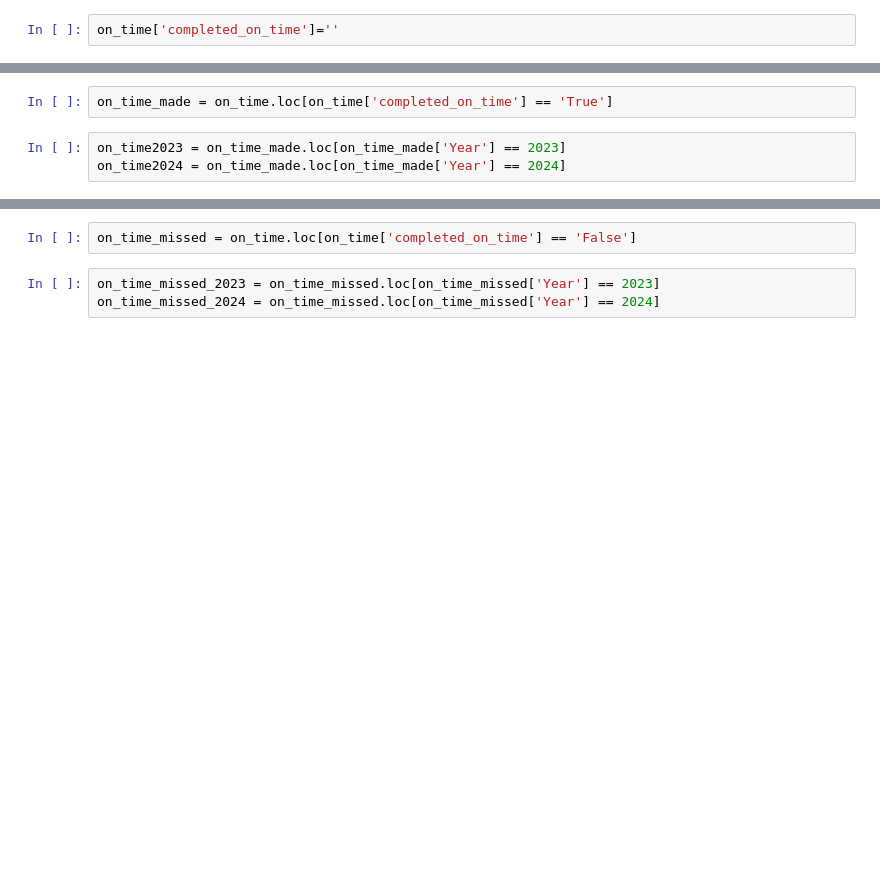
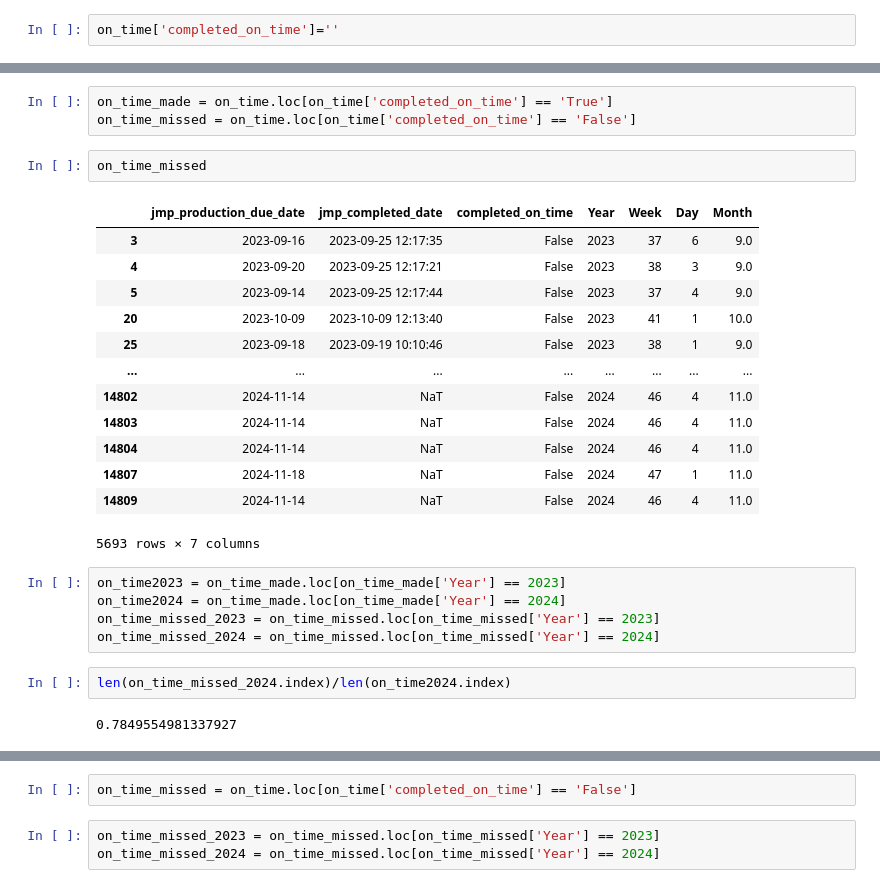
Before and after one commit to NSS-Full-Time-Data-Analytics-14/metal-fabrication-nutter_butter, a Jupyter notebook: metal.ipynb, the cells around one changed output, grey strips where cells are left out. Saved outputs shown, nothing was run; the diff lists cells and outputs as text; blank space fills up the shorter version.

```diff
--- a/metal.ipynb
+++ b/metal.ipynb
@@ -228,7 +459,30 @@ on_time
 # %%
 on_time_made = on_time.loc[on_time['completed_on_time'] == 'True']
+on_time_missed = on_time.loc[on_time['completed_on_time'] == 'False']
+# %%
+on_time_missed
+# %% [output]
+|  | jmp_production_due_date | jmp_completed_date | completed_on_time | Year | Week | Day | Month |
+| 3 | 2023-09-16 | 2023-09-25 12:17:35 | False | 2023 | 37 | 6 | 9.0 |
+| 4 | 2023-09-20 | 2023-09-25 12:17:21 | False | 2023 | 38 | 3 | 9.0 |
+| 5 | 2023-09-14 | 2023-09-25 12:17:44 | False | 2023 | 37 | 4 | 9.0 |
+| 20 | 2023-10-09 | 2023-10-09 12:13:40 | False | 2023 | 41 | 1 | 10.0 |
+| 25 | 2023-09-18 | 2023-09-19 10:10:46 | False | 2023 | 38 | 1 | 9.0 |
+| ... | ... | ... | ... | ... | ... | ... | ... |
+| 14802 | 2024-11-14 | NaT | False | 2024 | 46 | 4 | 11.0 |
+| 14803 | 2024-11-14 | NaT | False | 2024 | 46 | 4 | 11.0 |
+| 14804 | 2024-11-14 | NaT | False | 2024 | 46 | 4 | 11.0 |
+| 14807 | 2024-11-18 | NaT | False | 2024 | 47 | 1 | 11.0 |
+| 14809 | 2024-11-14 | NaT | False | 2024 | 46 | 4 | 11.0 |
+5693 rows × 7 columns
 # %%
 on_time2023 = on_time_made.loc[on_time_made['Year'] == 2023]
 on_time2024 = on_time_made.loc[on_time_made['Year'] == 2024]
+on_time_missed_2023 = on_time_missed.loc[on_time_missed['Year'] == 2023]
+on_time_missed_2024 = on_time_missed.loc[on_time_missed['Year'] == 2024]
+# %%
+len(on_time_missed_2024.index)/len(on_time2024.index)
+# %% [output]
+0.7849554981337927
 # %%
 sns.displot( data=on_time2023["Week"], kde=True,bins = 52)
```
Also changed, not shown: parts of 47 cells of this notebook.
